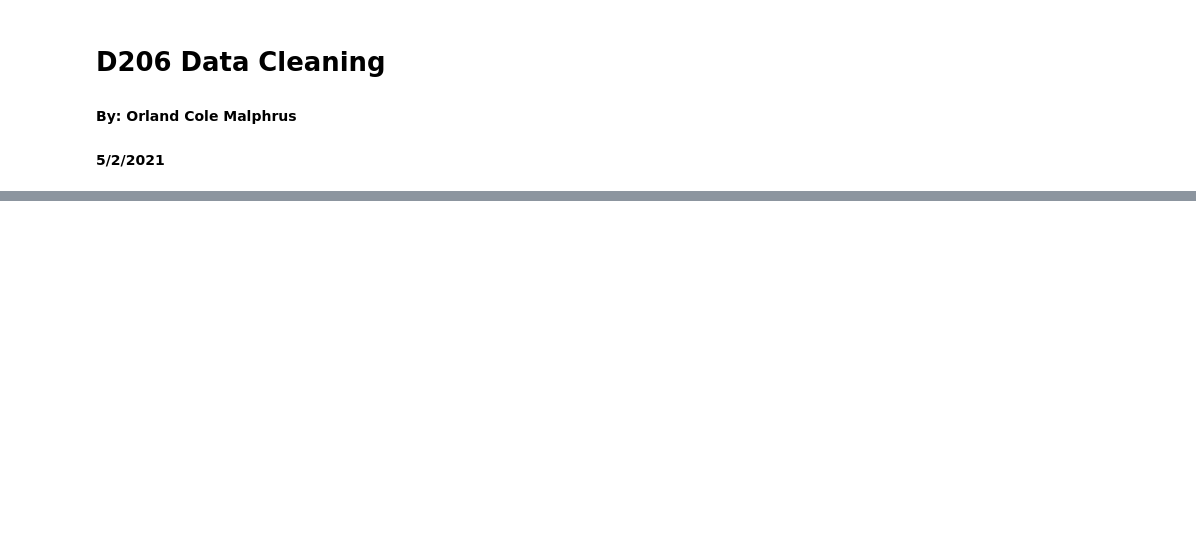
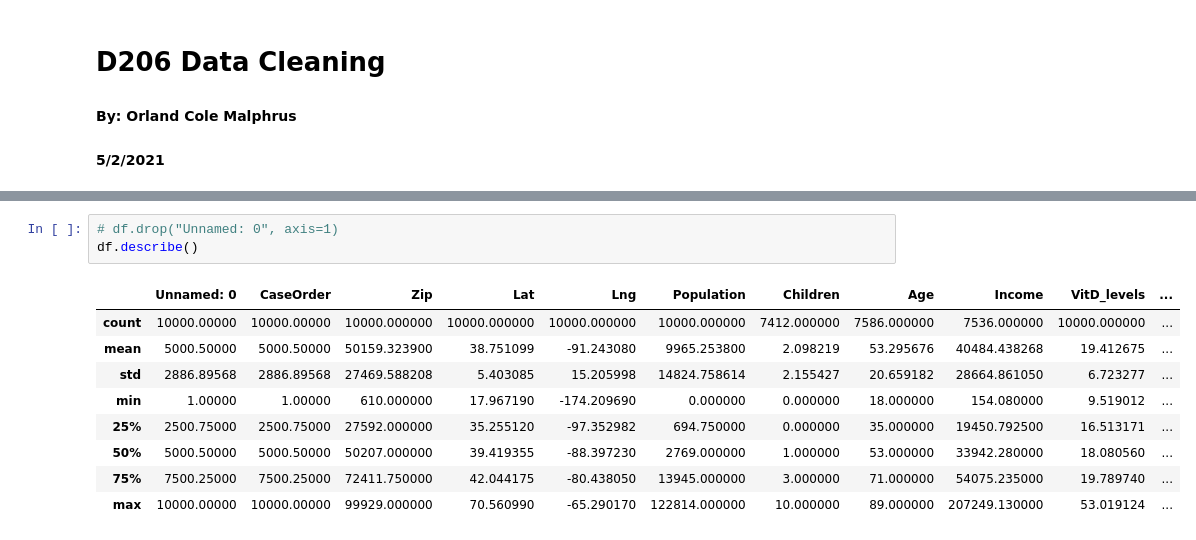
Before and after one commit to colemalphrus/data_cleaning_d206, a Jupyter notebook: D206.ipynb, the cells around one changed output, grey strips where cells are left out. Drawn from its saved outputs; the diff is of its cells as text; blank space fills up the shorter version.

```diff
--- a/D206.ipynb
+++ b/D206.ipynb
@@ -32,0 +49,13 @@ df
+# %%
+# df.drop("Unnamed: 0", axis=1)
+df.describe()
+# %% [output]
+|  | Unnamed: 0 | CaseOrder | Zip | Lat | Lng | Population | Children | Age | Income | VitD_levels | ... |
+| count | 10000.00000 | 10000.00000 | 10000.000000 | 10000.000000 | 10000.000000 | 10000.000000 | 7412.000000 | 7586.000000 | 7536.000000 | 10000.000000 | ... |
+| mean | 5000.50000 | 5000.50000 | 50159.323900 | 38.751099 | -91.243080 | 9965.253800 | 2.098219 | 53.295676 | 40484.438268 | 19.412675 | ... |
+| std | 2886.89568 | 2886.89568 | 27469.588208 | 5.403085 | 15.205998 | 14824.758614 | 2.155427 | 20.659182 | 28664.861050 | 6.723277 | ... |
+| min | 1.00000 | 1.00000 | 610.000000 | 17.967190 | -174.209690 | 0.000000 | 0.000000 | 18.000000 | 154.080000 | 9.519012 | ... |
+| 25% | 2500.75000 | 2500.75000 | 27592.000000 | 35.255120 | -97.352982 | 694.750000 | 0.000000 | 35.000000 | 19450.792500 | 16.513171 | ... |
+| 50% | 5000.50000 | 5000.50000 | 50207.000000 | 39.419355 | -88.397230 | 2769.000000 | 1.000000 | 53.000000 | 33942.280000 | 18.080560 | ... |
+| 75% | 7500.25000 | 7500.25000 | 72411.750000 | 42.044175 | -80.438050 | 13945.000000 | 3.000000 | 71.000000 | 54075.235000 | 19.789740 | ... |
+| max | 10000.00000 | 10000.00000 | 99929.000000 | 70.560990 | -65.290170 | 122814.000000 | 10.000000 | 89.000000 | 207249.130000 | 53.019124 | ... |
```
Also changed, not shown: parts of 26 cells of this notebook.
